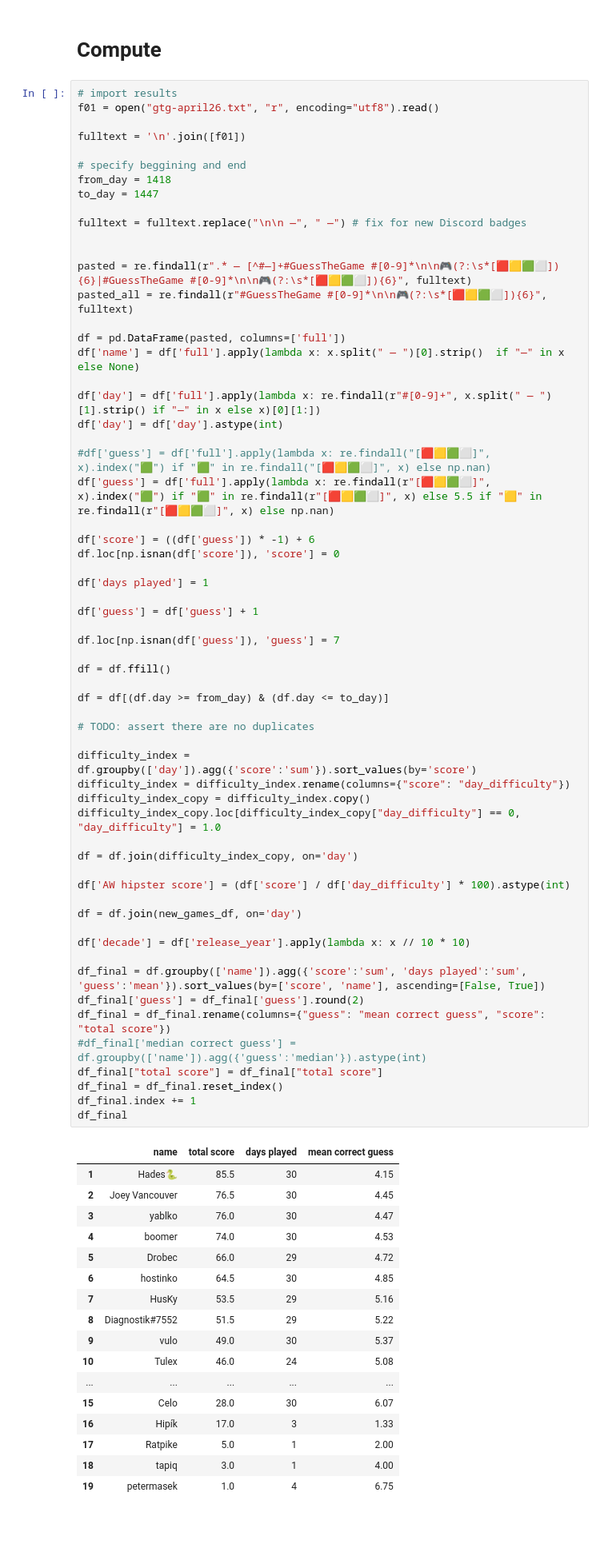
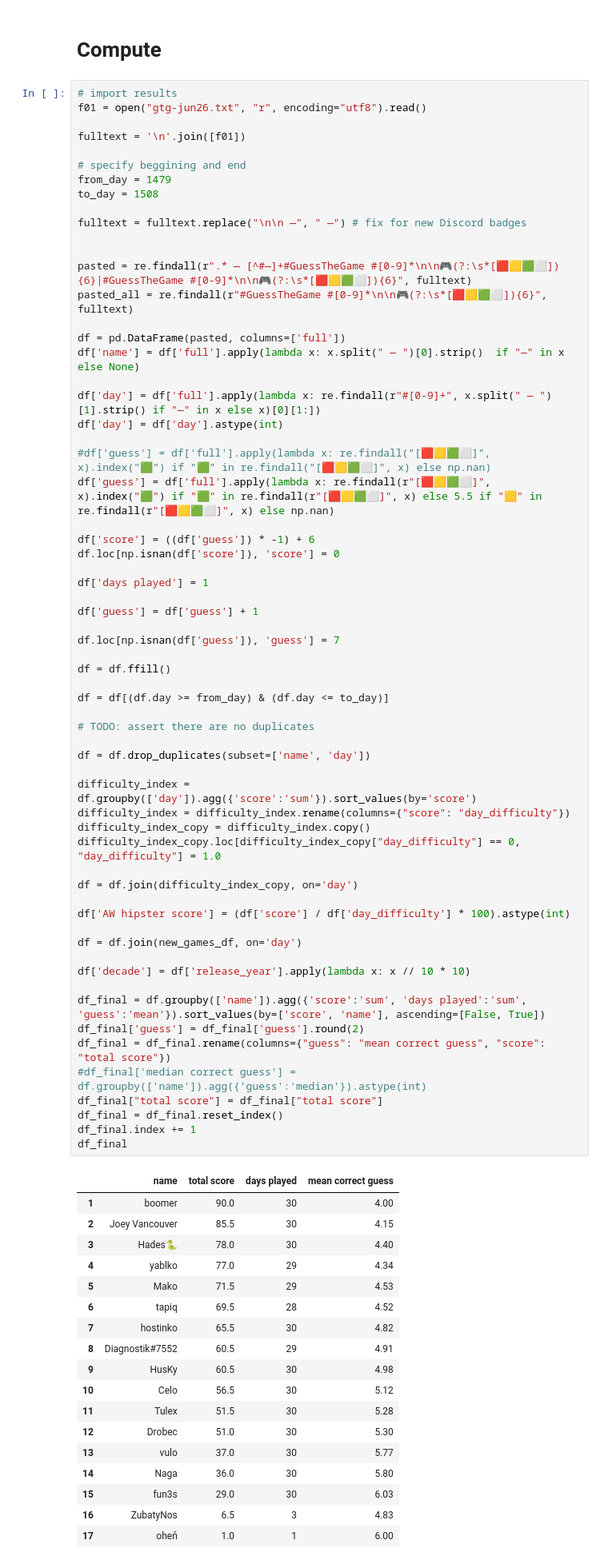
Before and after one commit to pavlikp/Arcade-Watch-Discord-Guess-the-Game-Awards, a Jupyter notebook: QuickGTG.ipynb, the cells around one changed output. Shown at 80% size. Cells and saved outputs as stored; diff of their text form; blank space fills up the shorter version.

```diff
--- a/QuickGTG.ipynb
+++ b/QuickGTG.ipynb
@@ -56,13 +56,13 @@ new_games_df = new_games_df.set_index('day')
 # Compute
 # %%
 # import results
-f01 = open("gtg-april26.txt", "r", encoding="utf8").read()
+f01 = open("gtg-jun26.txt", "r", encoding="utf8").read()
 
 fulltext = '\n'.join([f01])
 
 # specify beggining and end
-from_day = 1418
-to_day = 1447
+from_day = 1479
+to_day = 1508
 
 fulltext = fulltext.replace("\n\n —", " —") # fix for new Discord badges
 
@@ -90,49 +90,52 @@ df.loc[np.isnan(df['guess']), 'guess'] = 7
 
 df = df.ffill()
 
 df = df[(df.day >= from_day) & (df.day <= to_day)]
 
 # TODO: assert there are no duplicates
 
+df = df.drop_duplicates(subset=['name', 'day'])
+
 difficulty_index = df.groupby(['day']).agg({'score':'sum'}).sort_values(by='score')
 difficulty_index = difficulty_index.rename(columns={"score": "day_difficulty"})
 difficulty_index_copy = difficulty_index.copy()
 difficulty_index_copy.loc[difficulty_index_copy["day_difficulty"] == 0, "day_difficulty"] = 1.0
 
 df = df.join(difficulty_index_copy, on='day')
 
 df['AW hipster score'] = (df['score'] / df['day_difficulty'] * 100).astype(int)
 
 df = df.join(new_games_df, on='day')
 
 df['decade'] = df['release_year'].apply(lambda x: x // 10 * 10)
 
 df_final = df.groupby(['name']).agg({'score':'sum', 'days played':'sum', 'guess':'mean'}).sort_values(by=['score', 'name'], ascending=[False, True])
 df_final['guess'] = df_final['guess'].round(2)
 df_final = df_final.rename(columns={"guess": "mean correct guess", "score": "total score"})
 #df_final['median correct guess'] = df.groupby(['name']).agg({'guess':'median'}).astype(int)
 df_final["total score"] = df_final["total score"]
 df_final = df_final.reset_index()
 df_final.index += 1
 df_final
 # %% [output]
 |  | name | total score | days played | mean correct guess |
-| 1 | Hades🐍 | 85.5 | 30 | 4.15 |
-| 2 | Joey Vancouver | 76.5 | 30 | 4.45 |
-| 3 | yablko | 76.0 | 30 | 4.47 |
-| 4 | boomer | 74.0 | 30 | 4.53 |
-| 5 | Drobec | 66.0 | 29 | 4.72 |
-| 6 | hostinko | 64.5 | 30 | 4.85 |
-| 7 | HusKy | 53.5 | 29 | 5.16 |
-| 8 | Diagnostik#7552 | 51.5 | 29 | 5.22 |
-| 9 | vulo | 49.0 | 30 | 5.37 |
-| 10 | Tulex | 46.0 | 24 | 5.08 |
-| ... | ... | ... | ... | ... |
-| 15 | Celo | 28.0 | 30 | 6.07 |
-| 16 | Hipík | 17.0 | 3 | 1.33 |
-| 17 | Ratpike | 5.0 | 1 | 2.00 |
-| 18 | tapiq | 3.0 | 1 | 4.00 |
-| 19 | petermasek | 1.0 | 4 | 6.75 |
+| 1 | boomer | 90.0 | 30 | 4.00 |
+| 2 | Joey Vancouver | 85.5 | 30 | 4.15 |
+| 3 | Hades🐍 | 78.0 | 30 | 4.40 |
+| 4 | yablko | 77.0 | 29 | 4.34 |
+| 5 | Mako | 71.5 | 29 | 4.53 |
+| 6 | tapiq | 69.5 | 28 | 4.52 |
+| 7 | hostinko | 65.5 | 30 | 4.82 |
+| 8 | Diagnostik#7552 | 60.5 | 29 | 4.91 |
+| 9 | HusKy | 60.5 | 30 | 4.98 |
+| 10 | Celo | 56.5 | 30 | 5.12 |
+| 11 | Tulex | 51.5 | 30 | 5.28 |
+| 12 | Drobec | 51.0 | 30 | 5.30 |
+| 13 | vulo | 37.0 | 30 | 5.77 |
+| 14 | Naga | 36.0 | 30 | 5.80 |
+| 15 | fun3s | 29.0 | 30 | 6.03 |
+| 16 | ZubatyNos | 6.5 | 3 | 4.83 |
+| 17 | oheň | 1.0 | 1 | 6.00 |
 # %%
 from IPython.display import display, HTML
 pd.set_option('display.max_colwidth', 255)
```
Also changed, not shown: parts of 11 cells of this notebook, 6 other files.
